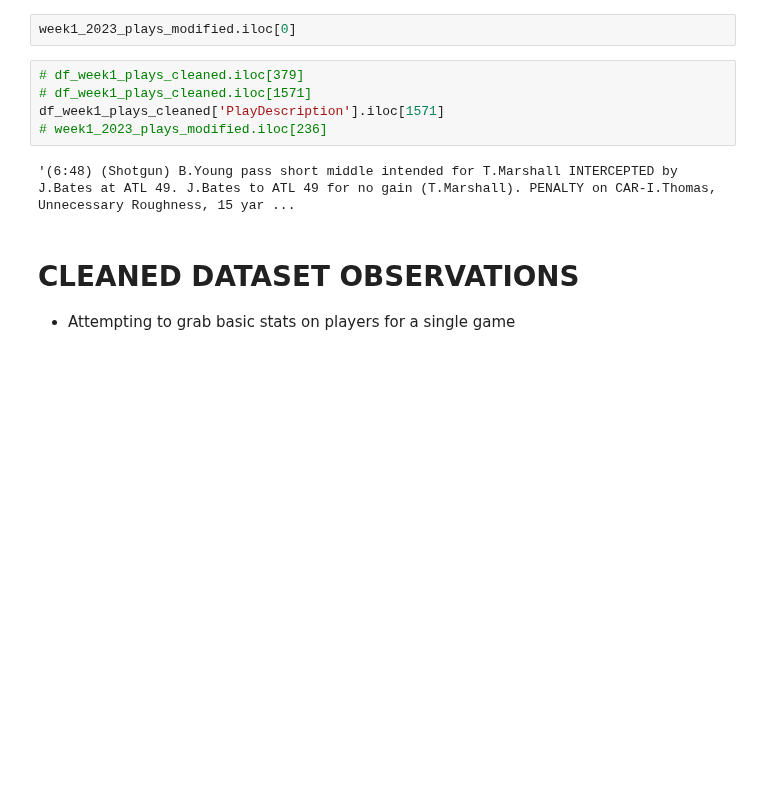
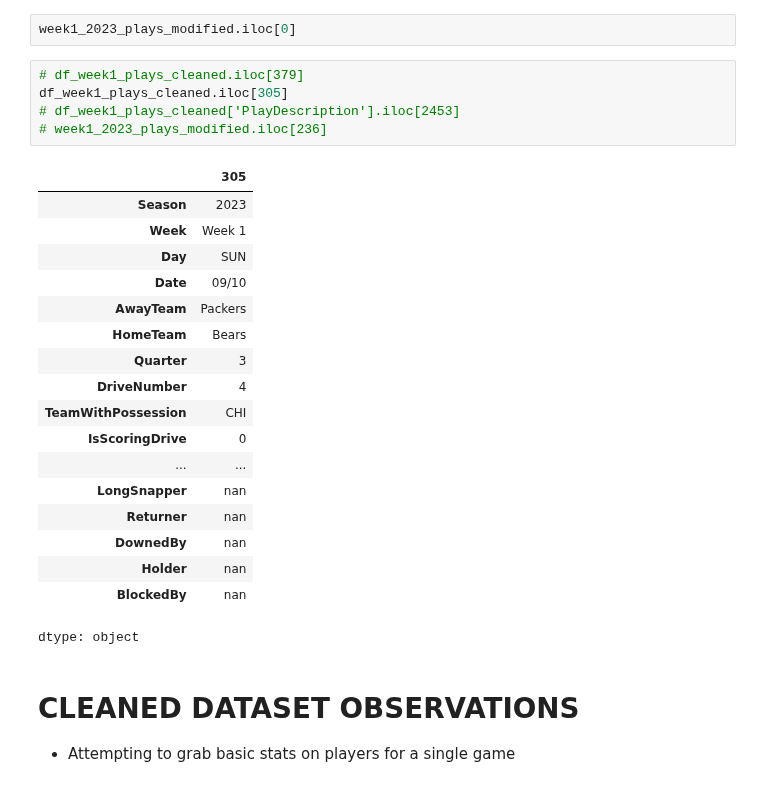
Before and after one commit to KeoniM/NFL_Data_Cleaning, a Jupyter notebook: NFL_Plays_Week1_2023.ipynb, the cells around one changed output. Drawn from its saved outputs; the diff is of its cells as text; blank space fills up the shorter version.

```diff
--- a/NFL_Plays_Week1_2023.ipynb
+++ b/NFL_Plays_Week1_2023.ipynb
@@ -4067,11 +4738,28 @@ for i in dict_unclean_to_clean_turnover_on_downs.keys():
 week1_2023_plays_modified.iloc[0]
 # %%
 # df_week1_plays_cleaned.iloc[379]
-# df_week1_plays_cleaned.iloc[1571]
-df_week1_plays_cleaned['PlayDescription'].iloc[1571]
+df_week1_plays_cleaned.iloc[305]
+# df_week1_plays_cleaned['PlayDescription'].iloc[2453]
 # week1_2023_plays_modified.iloc[236]
 # %% [output]
+|  | 305 |
+| Season | 2023 |
+| Week | Week 1 |
+| Day | SUN |
+| Date | 09/10 |
+| AwayTeam | Packers |
+| HomeTeam | Bears |
+| Quarter | 3 |
+| DriveNumber | 4 |
+| TeamWithPossession | CHI |
+| IsScoringDrive | 0 |
+| ... | ... |
+| LongSnapper | nan |
+| Returner | nan |
+| DownedBy | nan |
+| Holder | nan |
+| BlockedBy | nan |
-'(6:48) (Shotgun) B.Young pass short middle intended for T.Marshall INTERCEPTED by J.Bates at ATL 49. J.Bates to ATL 49 for no gain (T.Marshall). PENALTY on CAR-I.Thomas, Unnecessary Roughness, 15 yar ...
+dtype: object
 # %% [markdown]
 # CLEANED DATASET OBSERVATIONS
 - Attempting to grab basic stats on players for a single game
```
Also changed, not shown: parts of 63 cells of this notebook.
